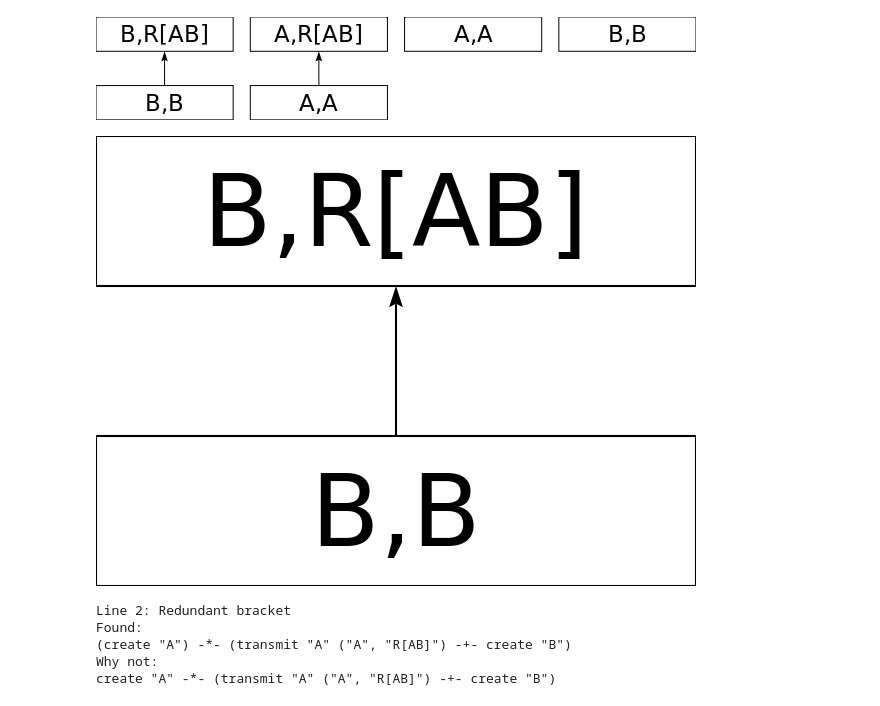
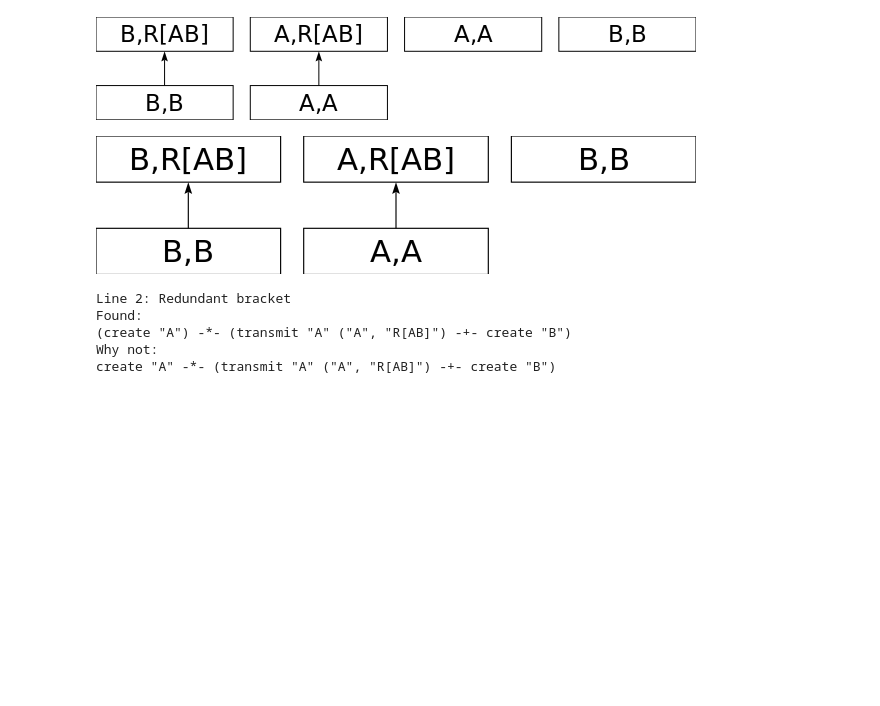
Before and after one commit to swystems/bellkat, a Jupyter notebook: BetterExample.ipynb, the cells around one changed output. Cells and saved outputs as stored; diff of their text form; code cells hidden in the pictures; blank space fills up the shorter version.

```diff
--- a/BetterExample.ipynb
+++ b/BetterExample.ipynb
@@ -126,9 +126,9 @@ drawPolicy $
 [figure]
 # %%
 drawPolicy $
-    (create "A" -+- create "B") -*- (transmit "A" ("A", "R[AB]") -+- identity "B" "B") -*- transmit "B" ("B", "R[AB]")
+    (create "A" -+- create "B") -*- (transmit "A" ("A", "R[AB]") -+- identity "B" "B") -*- (transmit "B" ("B", "R[AB]") -+- mempty)
 # %% [output]
-[figure, old version]
+[figure, new version]
 # %%
 drawPolicy $
     (create "A")
```
Also changed, not shown: parts of 5 cells of this notebook.
